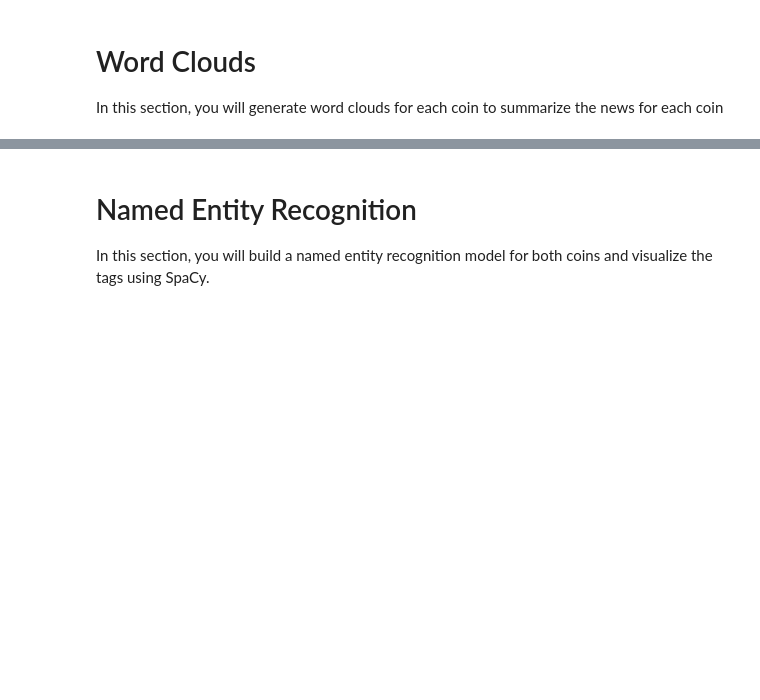
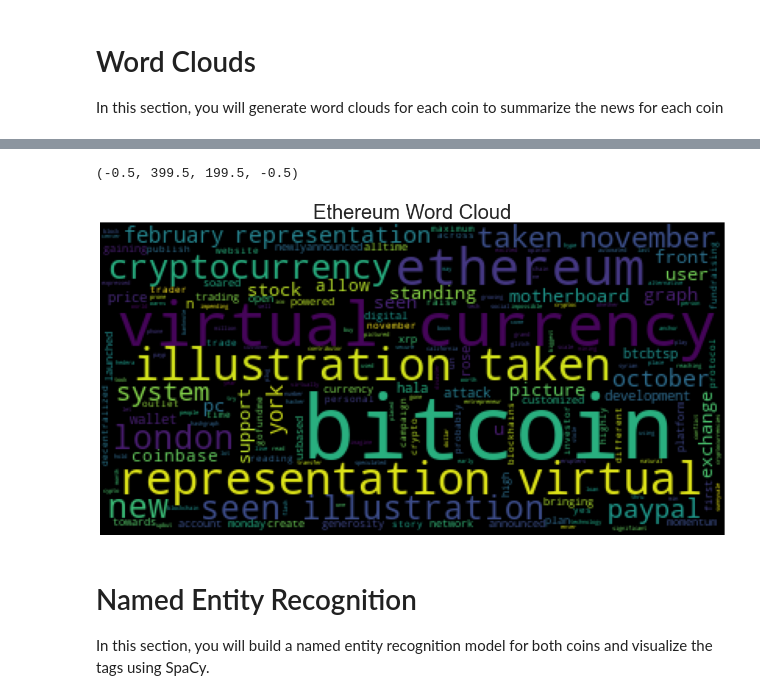
Before and after one commit to jonowens/tales_from_the_crypto_nlp, a Jupyter notebook: crypto_sentiment.ipynb, the cells around one changed output, grey strips where cells are left out. Cells and saved outputs as stored; diff of their text form; code cells hidden in the pictures; blank space fills up the shorter version.

```diff
--- a/crypto_sentiment.ipynb
+++ b/crypto_sentiment.ipynb
@@ -374,3 +358,16 @@ mpl.rcParams['figure.figsize'] = [20.0, 10.0]
+# %%
+# Generate the Ethereum word cloud
+ethereum_words_joined = ' '.join(ethereum_words_tokened)
+wc = WordCloud().generate(ethereum_words_joined)
+plt.imshow(wc)
+plt.title('Ethereum Word Cloud',
+    fontdict={'size': 35},
+    loc='Center'
+)
+plt.axis('off')
+# %% [output]
+(-0.5, 399.5, 199.5, -0.5)
+[figure, added]
 # %% [markdown]
 # Named Entity Recognition
 
```
Also changed, not shown: parts of 13 cells of this notebook.
